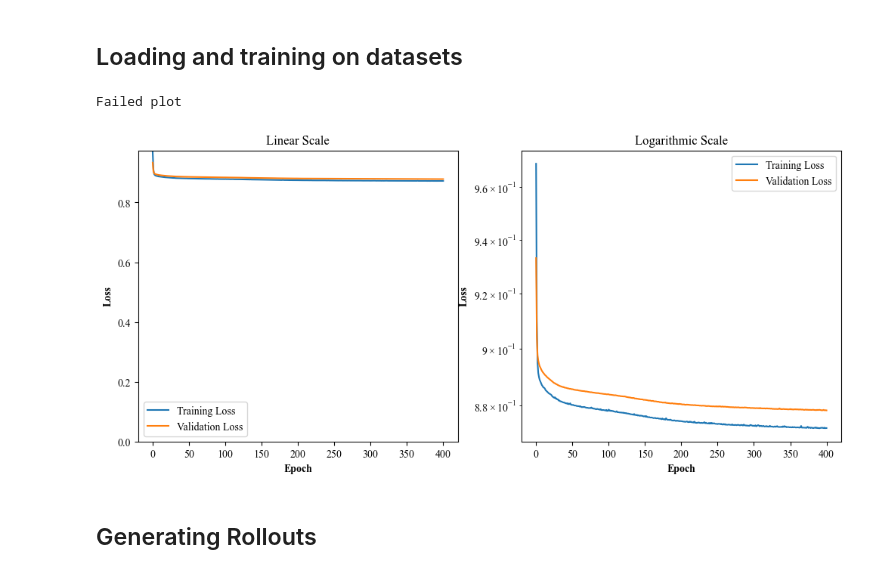
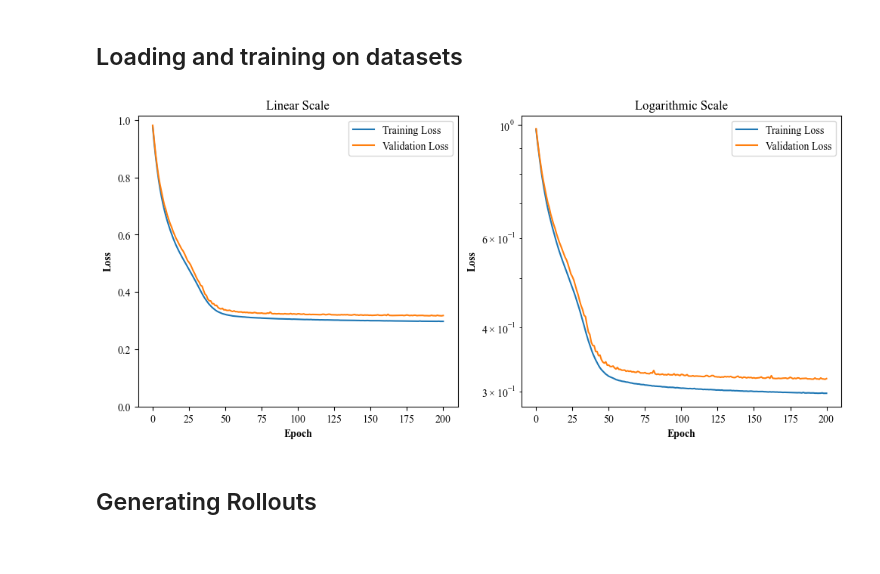
Before and after one commit to MaxGeraedts/DEM-GNN, a Jupyter notebook: Main.ipynb, the cells around one changed output. Cells and saved outputs as stored; diff of their text form; code cells hidden in the pictures.

```diff
--- a/Main.ipynb
+++ b/Main.ipynb
@@ -38,13 +41,11 @@ pre_transform = T.Compose([T.Cartesian(False),
                                                                for dataset_type in ["train"]]
 # %%
 from Plotting import PlotTrainingLoss
-dataset_name="N400_Mono"
-model_ident = "Emb16"
+dataset_name="2Sphere"
+model_ident = "Allout"
 fig, axs = PlotTrainingLoss(dataset_name,model_ident)
-print("Failed plot")
 # %% [output]
-Failed plot
-[figure, old version]
+[figure, new version]
 # %% [markdown]
 ## Generating Rollouts
 # %%
```
Also changed, not shown: parts of 6 cells of this notebook, 1 other file.
